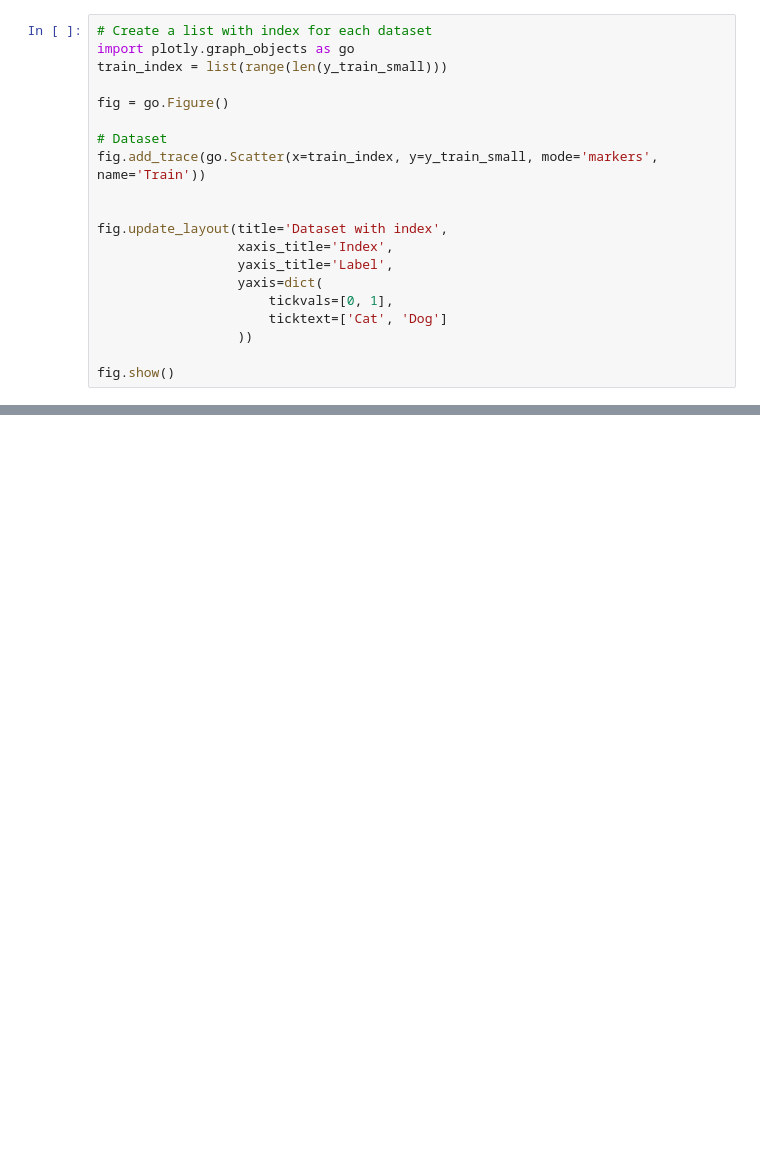
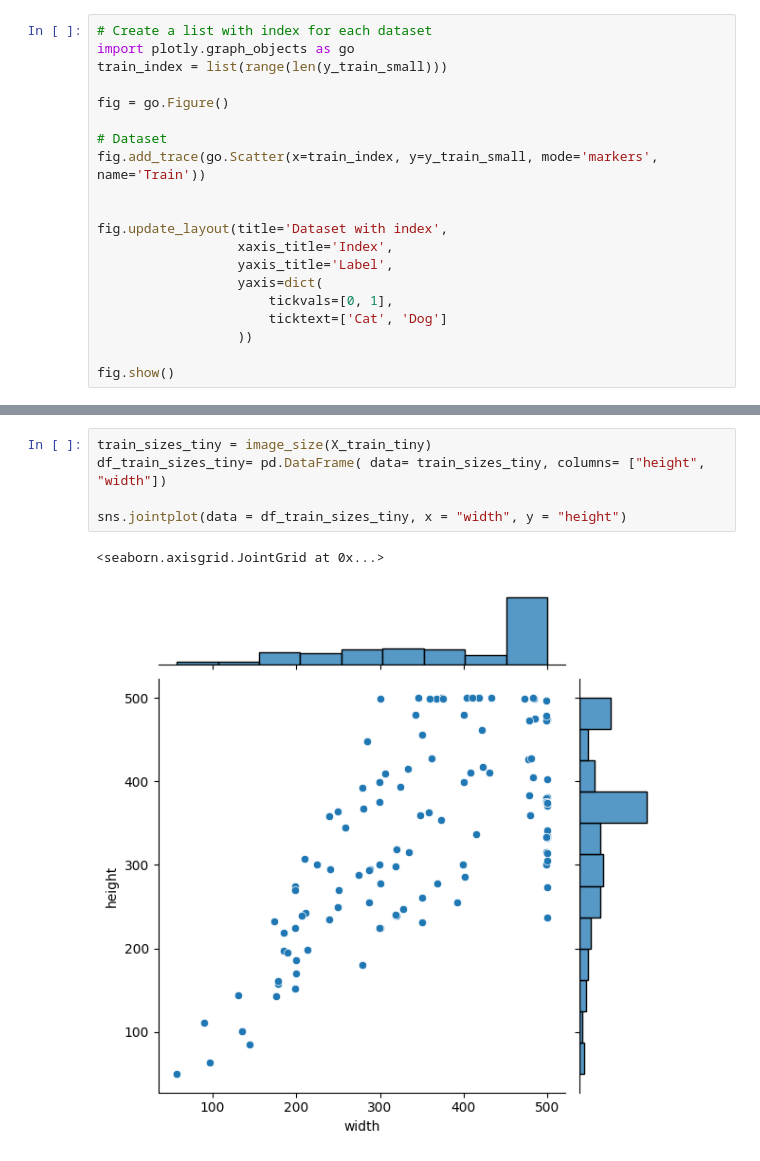
Before and after one commit to BrutalFrost/Artificial_Intelligence_Hampus_Erlandsson_OPA23, a Jupyter notebook: Lab_2/Lab_2.ipynb, the cells around one changed output, grey strips where cells are left out. Cells and saved outputs as stored; diff of their text form; blank space fills up the shorter version.

```diff
--- a/Lab_2/Lab_2.ipynb
+++ b/Lab_2/Lab_2.ipynb
@@ -252,0 +281,8 @@ fig.show()
+# %%
+train_sizes_tiny = image_size(X_train_tiny)
+df_train_sizes_tiny= pd.DataFrame( data= train_sizes_tiny, columns= ["height", "width"])
+
+sns.jointplot(data = df_train_sizes_tiny, x = "width", y = "height")
+# %% [output]
+<seaborn.axisgrid.JointGrid at 0x...>
+[figure, added]
```
Also changed, not shown: parts of 17 cells of this notebook.
